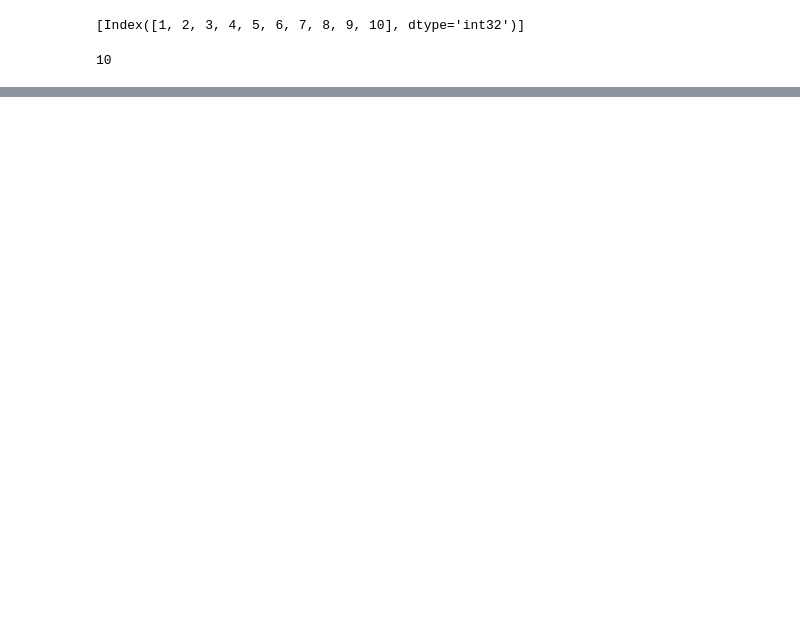
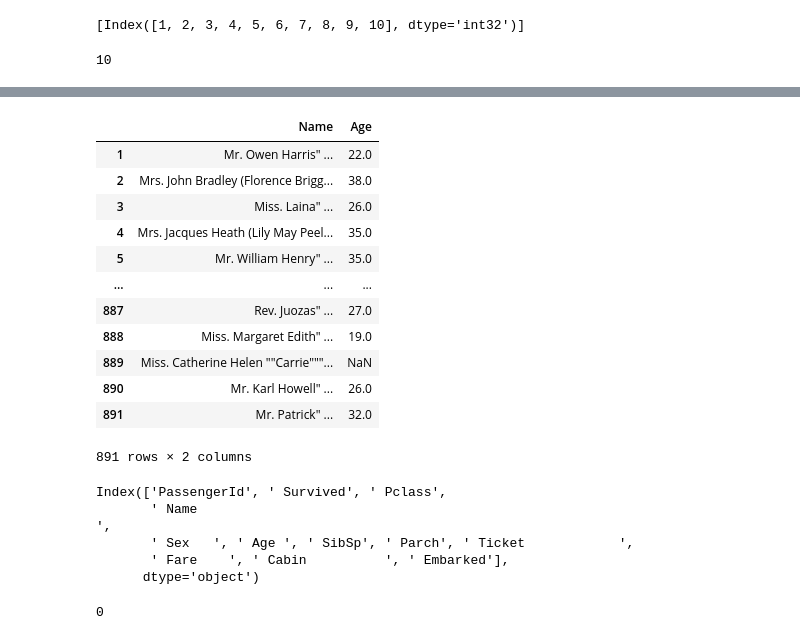
Before and after one commit to 0gaurav4/AI-2024, a Jupyter notebook: MLMCA24/basics.ipynb, the cells around one changed output, grey strips where cells are left out. Saved outputs shown, nothing was run; the diff lists cells and outputs as text; code cells hidden in the pictures; blank space fills up the shorter version.

```diff
--- a/MLMCA24/basics.ipynb
+++ b/MLMCA24/basics.ipynb
@@ -405,0 +547,3 @@ dtype: float64
+# %%
+df[' Age '] = pd.to_numeric(df[' Age '], errors='coerce')
+df[' Age '] > 30
@@ -405,0 +563,25 @@ dtype: float64
+# %%
+multiple_columns = df[[' Name                                                                                ', ' Age ']]
+multiple_columns
+# %% [output]
+|  | Name | Age |
+| 1 | Mr. Owen Harris" ... | 22.0 |
+| 2 | Mrs. John Bradley (Florence Brigg... | 38.0 |
+| 3 | Miss. Laina" ... | 26.0 |
+| 4 | Mrs. Jacques Heath (Lily May Peel... | 35.0 |
+| 5 | Mr. William Henry" ... | 35.0 |
+| ... | ... | ... |
+| 887 | Rev. Juozas" ... | 27.0 |
+| 888 | Miss. Margaret Edith" ... | 19.0 |
+| 889 | Miss. Catherine Helen ""Carrie"""... | NaN |
+| 890 | Mr. Karl Howell" ... | 26.0 |
+| 891 | Mr. Patrick" ... | 32.0 |
+891 rows × 2 columns
+# %%
+df.columns
+# %% [output]
+Index(['PassengerId', ' Survived', ' Pclass',
+       ' Name                                                                                ',
+       ' Sex   ', ' Age ', ' SibSp', ' Parch', ' Ticket            ',
+       ' Fare    ', ' Cabin          ', ' Embarked'],
+      dtype='object')
@@ -405,0 +590,5 @@ dtype: float64
+# %%
+num = one.sum()
+num
+# %% [output]
+0
```
Also changed, not shown: parts of 31 cells of this notebook, 6 other files.
